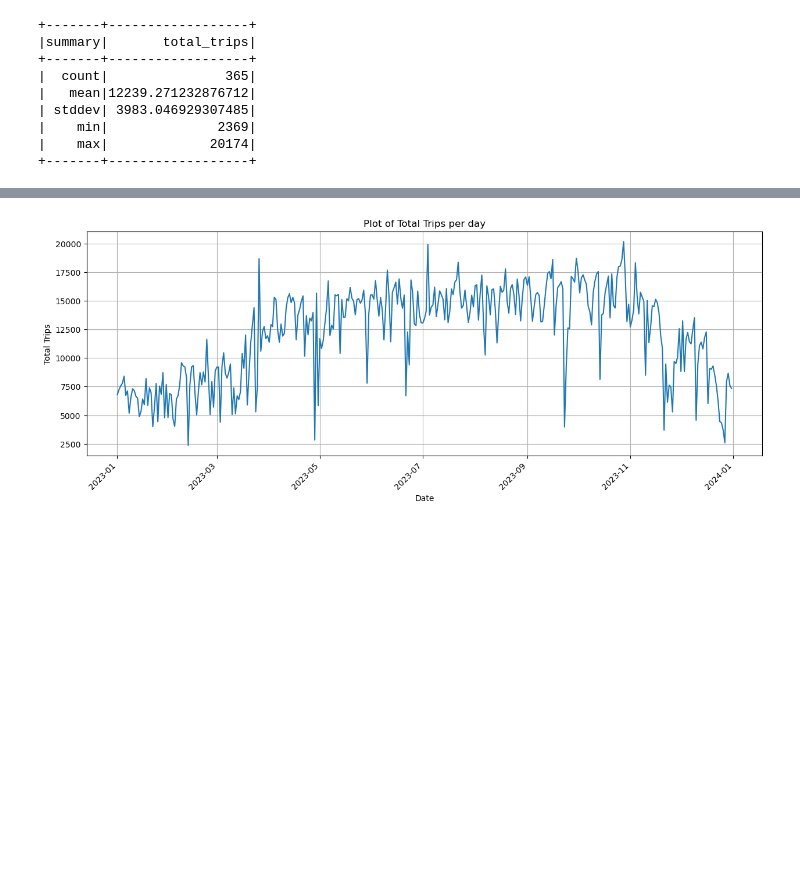
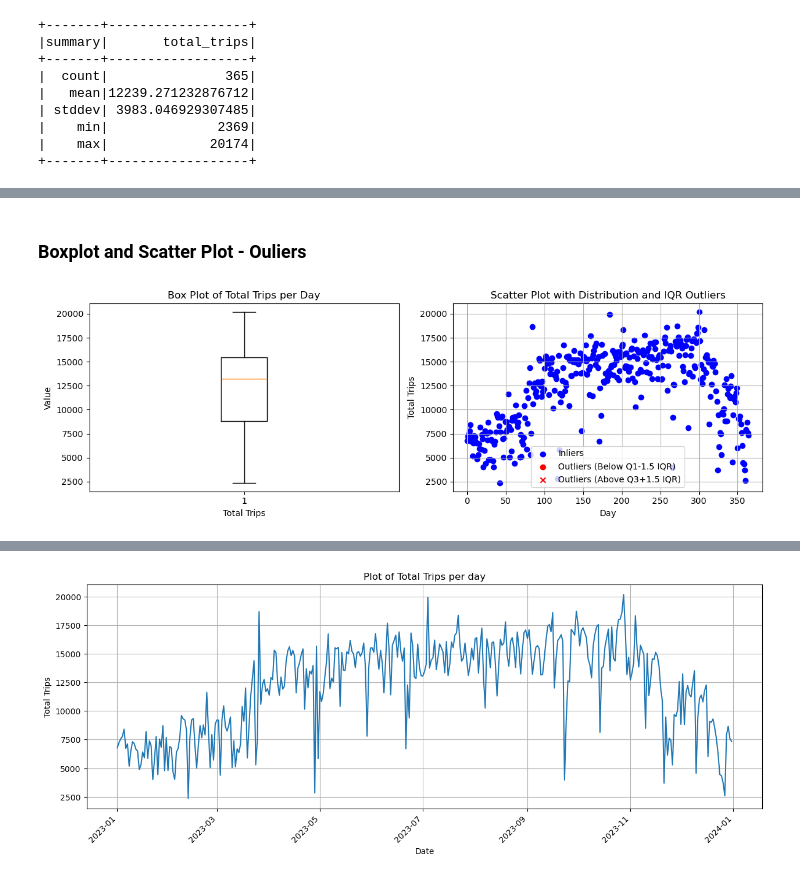
Before and after one commit to jmdtanalyst/CA01_Sem_02_MSc_Data_Analytics, a Jupyter notebook: RNN_Time_Series.ipynb, the cells around one changed output, grey strips where cells are left out. Drawn from its saved outputs; the diff is of its cells as text; code cells hidden in the pictures; blank space fills up the shorter version.

```diff
--- a/RNN_Time_Series.ipynb
+++ b/RNN_Time_Series.ipynb
@@ -252,0 +347,43 @@ pandas_df = pandas_df[["started_at","total_trips"]]
+# %% [markdown]
+### Boxplot and Scatter Plot - Ouliers
+# %%
+
+# Calculate quartiles and IQR
+Q1 = pandas_df['total_trips'].quantile(0.25)
+Q3 = pandas_df['total_trips'].quantile(0.75)
+IQR = Q3 - Q1
+
+# Define outlier thresholds based on 1.5 IQR
+lower_threshold = Q1 - 1.5 * IQR
+upper_threshold = Q3 + 1.5 * IQR
+
+# Create the figure with two subplots
+fig, (ax1, ax2) = plt.subplots(1, 2, figsize=(12, 4))
+
+# Creating a boxplot in the first subplot
+ax1.boxplot(pandas_df['total_trips'])
+ax1.set_title('Box Plot of Total Trips per Day')
+ax1.set_xlabel('Total Trips')
+ax1.set_ylabel('Value')
+ax1.grid(False)
+
+# creating a scatter plot with IQR outliers in the second subplot
+ax2.scatter(pandas_df.index, pandas_df['total_trips'], color='blue', label='Inliers')
+ax2.scatter(pandas_df[pandas_df['total_trips'] < lower_threshold].index,
+            pandas_df[pandas_df['total_trips'] < lower_threshold]['total_trips'],
+            color='red', marker='o', label='Outliers (Below Q1-1.5 IQR)')
+ax2.scatter(pandas_df[pandas_df['total_trips'] > upper_threshold].index,
+            pandas_df[pandas_df['total_trips'] > upper_threshold]['total_trips'],
+            color='red', marker='x', label='Outliers (Above Q3+1.5 IQR)')
+
+ax2.set_title('Scatter Plot with Distribution and IQR Outliers')
+ax2.set_xlabel('Day')
+ax2.set_ylabel('Total Trips')
+ax2.grid(True)
+ax2.legend()
+
+plt.tight_layout()
+
+plt.show()
+# %% [output]
+[figure, added]
```
Also changed, not shown: parts of 51 cells of this notebook.
